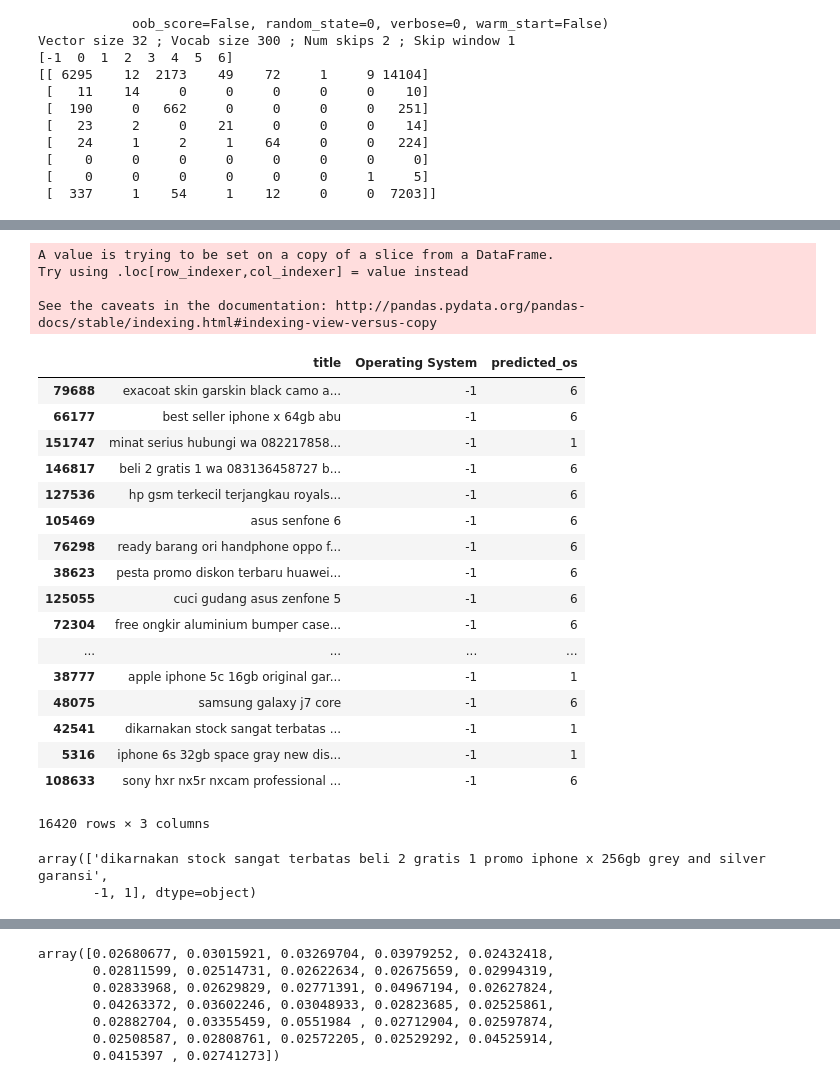
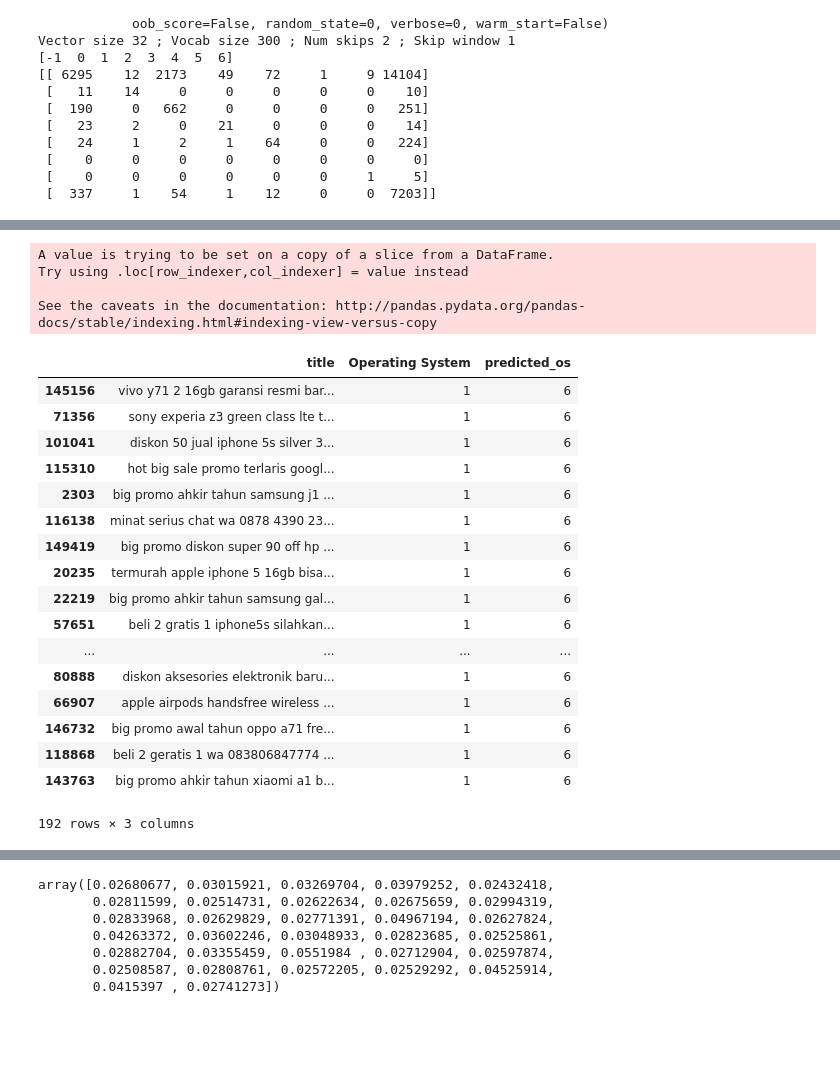
Before and after one commit to Chen-Zhe/ndsc2019, a Jupyter notebook: chenzhe_mobile_exploration.ipynb, the cells around one changed output, grey strips where cells are left out. Saved outputs shown, nothing was run; the diff lists cells and outputs as text; code cells hidden in the pictures; blank space fills up the shorter version.

```diff
--- a/chenzhe_mobile_exploration.ipynb
+++ b/chenzhe_mobile_exploration.ipynb
@@ -458,23 +458,26 @@ plot_with_labels(low_dim_embs, labels).plot()
 # %% [markdown]
 Let's try to calculate the feature vector for each title using the the TF-IDF weighted word vector of known words
 # %%
-def get_avg_title_vector(itemid, title):
+def get_avg_title_vector(itemid, title, use_tf_idf):
   tokens = title.split()
-  total_score = 0
+  total_score = 0.0
   total_vec = np.zeros(embedding_size)
   for token in tokens:
     if token not in known_word_set:
       continue
     word_vec = final_embeddings[dictionary[token]]
-    tf_idf_score = term_freq[(itemid, token)] * inverse_term_freq[token]
+    if use_tf_idf:
+      tf_idf_score = term_freq[(itemid, token)] * inverse_term_freq[token]
+    else:
+      tf_idf_score = 1.0
     total_score += tf_idf_score
     total_vec += word_vec * tf_idf_score
 
-  if total_score == 0:
+  if total_score == 0.0:
     return None
   return total_vec / total_score
 
-input_data["title_vector"] = input_data.apply(lambda x: get_avg_title_vector(x.itemid, x.title), axis=1)
+input_data["title_vector"] = input_data.apply(lambda x: get_avg_title_vector(x.itemid, x.title, False), axis=1)
 
 from sklearn.model_selection import train_test_split
 train, test = train_test_split(input_data.dropna(subset=["title_vector"]), test_size=0.2, random_state=12345)
@@ -576,32 +600,27 @@ Vector size 32 ; Vocab size 300 ; Num skips 2 ; Skip window 1
 # %%
 temp = test[["title", "Operating System"]]
 temp["predicted_os"] = clf.predict(np.stack(test.title_vector.values))
-temp[(temp["Operating System"] == -1) & (temp["predicted_os"] != -1)]
+temp[(temp["Operating System"] == 1) & (temp["predicted_os"] == 6)]
 # %% [output]
 A value is trying to be set on a copy of a slice from a DataFrame.
 Try using .loc[row_indexer,col_indexer] = value instead
 
 See the caveats in the documentation: http://pandas.pydata.org/pandas-docs/stable/indexing.html#indexing-view-versus-copy
 |  | title | Operating System | predicted_os |
-| 79688 | exacoat skin garskin black camo a... | -1 | 6 |
-| 66177 | best seller iphone x 64gb abu | -1 | 6 |
-| 151747 | minat serius hubungi wa 082217858... | -1 | 1 |
-| 146817 | beli 2 gratis 1 wa 083136458727 b... | -1 | 6 |
-| 127536 | hp gsm terkecil terjangkau royals... | -1 | 6 |
-| 105469 | asus senfone 6 | -1 | 6 |
-| 76298 | ready barang ori handphone oppo f... | -1 | 6 |
-| 38623 | pesta promo diskon terbaru huawei... | -1 | 6 |
-| 125055 | cuci gudang asus zenfone 5 | -1 | 6 |
-| 72304 | free ongkir aluminium bumper case... | -1 | 6 |
+| 145156 | vivo y71 2 16gb garansi resmi bar... | 1 | 6 |
+| 71356 | sony experia z3 green class lte t... | 1 | 6 |
+| 101041 | diskon 50 jual iphone 5s silver 3... | 1 | 6 |
+| 115310 | hot big sale promo terlaris googl... | 1 | 6 |
+| 2303 | big promo ahkir tahun samsung j1 ... | 1 | 6 |
+| 116138 | minat serius chat wa 0878 4390 23... | 1 | 6 |
+| 149419 | big promo diskon super 90 off hp ... | 1 | 6 |
+| 20235 | termurah apple iphone 5 16gb bisa... | 1 | 6 |
+| 22219 | big promo ahkir tahun samsung gal... | 1 | 6 |
+| 57651 | beli 2 gratis 1 iphone5s silahkan... | 1 | 6 |
 | ... | ... | ... | ... |
-| 38777 | apple iphone 5c 16gb original gar... | -1 | 1 |
-| 48075 | samsung galaxy j7 core | -1 | 6 |
-| 42541 | dikarnakan stock sangat terbatas ... | -1 | 1 |
-| 5316 | iphone 6s 32gb space gray new dis... | -1 | 1 |
-| 108633 | sony hxr nx5r nxcam professional ... | -1 | 6 |
+| 80888 | diskon aksesories elektronik baru... | 1 | 6 |
+| 66907 | apple airpods handsfree wireless ... | 1 | 6 |
+| 146732 | big promo awal tahun oppo a71 fre... | 1 | 6 |
+| 118868 | beli 2 geratis 1 wa 083806847774 ... | 1 | 6 |
+| 143763 | big promo ahkir tahun xiaomi a1 b... | 1 | 6 |
-16420 rows × 3 columns
+192 rows × 3 columns
-# %%
-temp.loc[42541].values
-# %% [output]
-array(['dikarnakan stock sangat terbatas beli 2 gratis 1 promo iphone x 256gb grey and silver garansi',
-       -1, 1], dtype=object)
```
Also changed, not shown: parts of 14 cells of this notebook, 1 other file.
